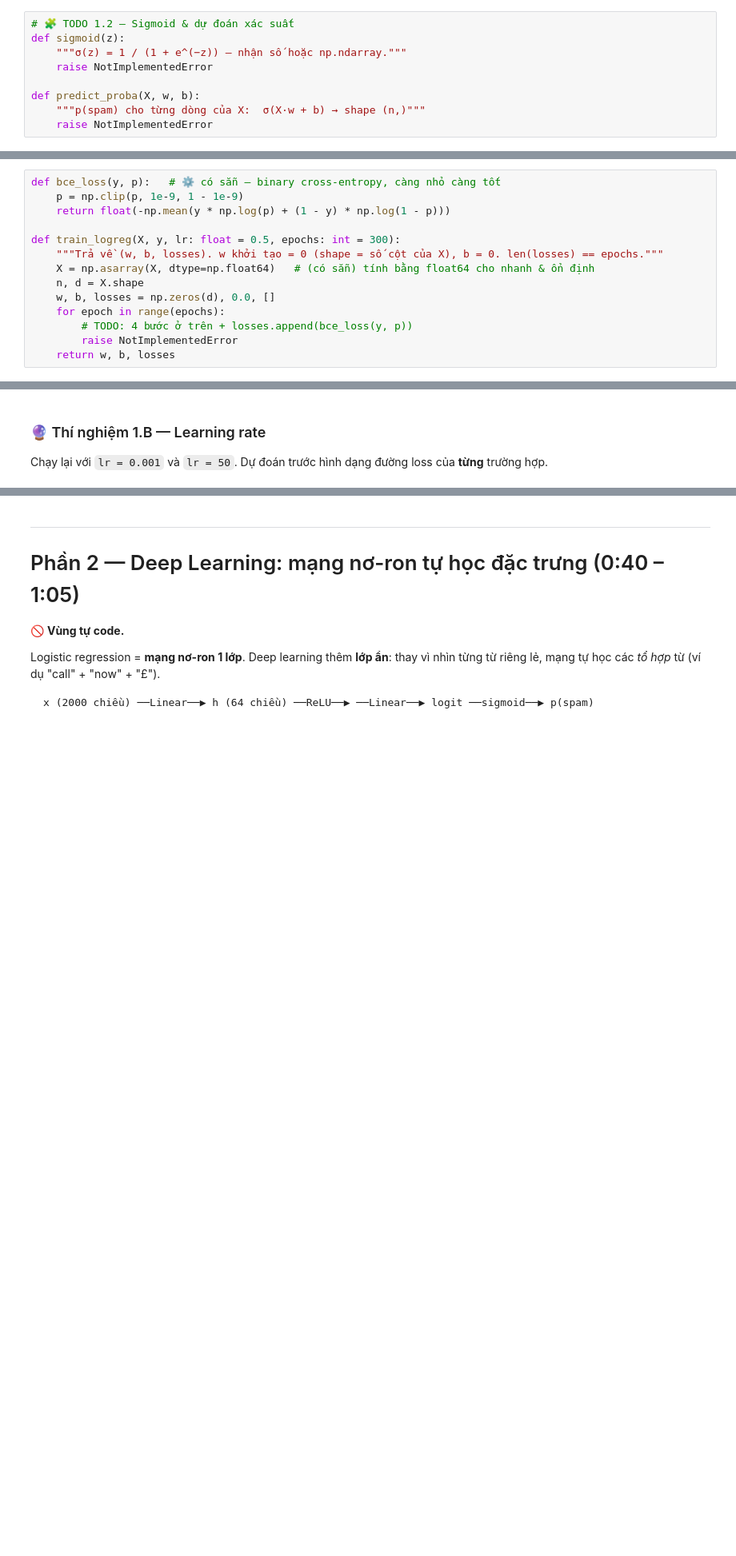
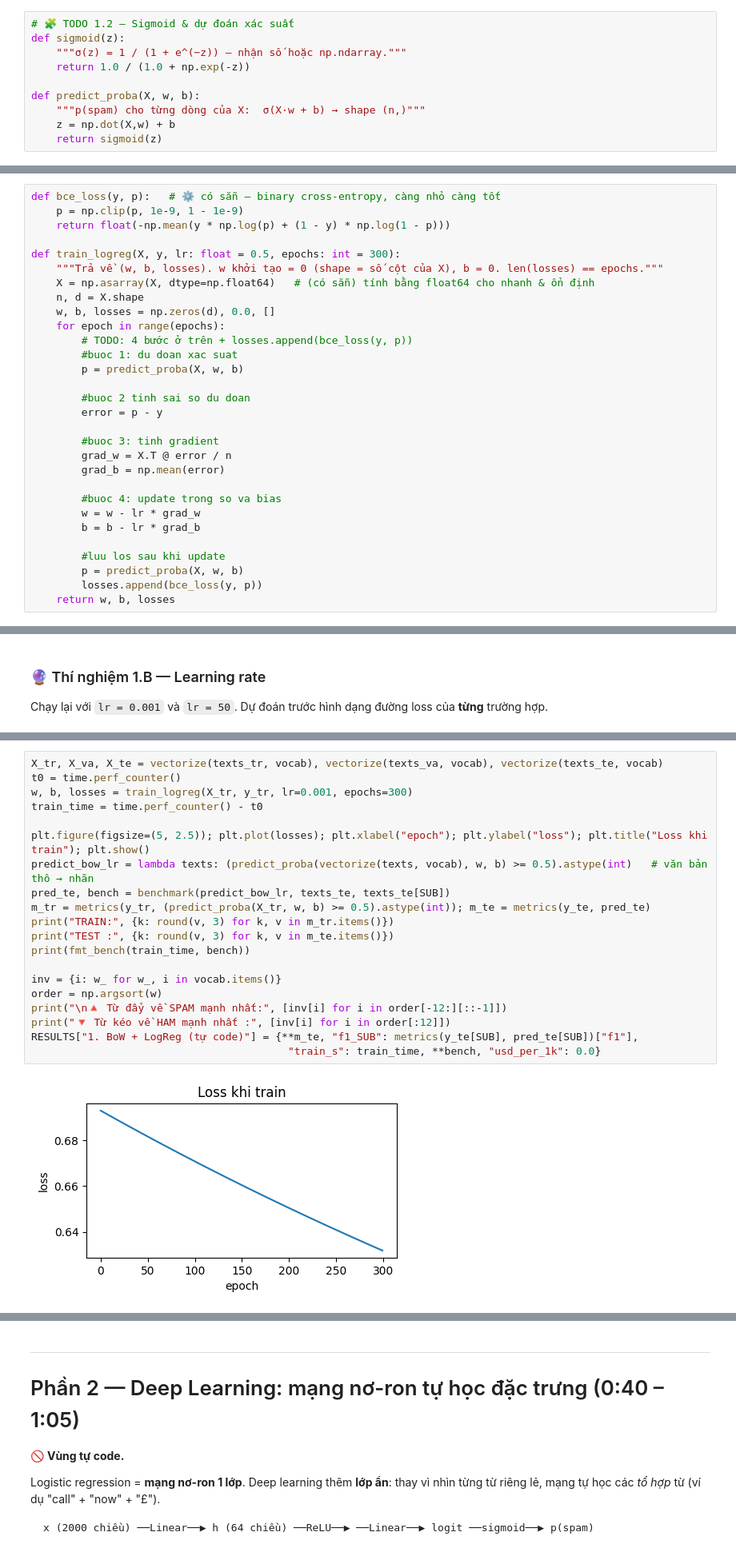
Before and after one commit to GaGionCay/AI_Learning, a Jupyter notebook: src/day01_spam_ml_dl_embedding_llm.ipynb, the cells around one changed output, grey strips where cells are left out. Shown at 80% size. Saved outputs shown, nothing was run; the diff lists cells and outputs as text; blank space fills up the shorter version.

```diff
--- a/src/day01_spam_ml_dl_embedding_llm.ipynb
+++ b/src/day01_spam_ml_dl_embedding_llm.ipynb
@@ -239,11 +256,12 @@ _run_check("1.1 vectorize", _t)
 # 🧩 TODO 1.2 — Sigmoid & dự đoán xác suất
 def sigmoid(z):
     """σ(z) = 1 / (1 + e^(−z)) — nhận số hoặc np.ndarray."""
-    raise NotImplementedError
+    return 1.0 / (1.0 + np.exp(-z))
 
 def predict_proba(X, w, b):
     """p(spam) cho từng dòng của X:  σ(X·w + b) → shape (n,)"""
-    raise NotImplementedError
+    z = np.dot(X,w) + b
+    return sigmoid(z)
 # %%
 def _t():
     assert abs(float(sigmoid(0)) - 0.5) < 1e-9, "sigmoid(0) phải bằng 0.5"
@@ -270,7 +290,23 @@ def train_logreg(X, y, lr: float = 0.5, epochs: int = 300):
     w, b, losses = np.zeros(d), 0.0, []
     for epoch in range(epochs):
         # TODO: 4 bước ở trên + losses.append(bce_loss(y, p))
-        raise NotImplementedError
+        #buoc 1: du doan xac suat
+        p = predict_proba(X, w, b)
+
+        #buoc 2 tinh sai so du doan
+        error = p - y
+
+        #buoc 3: tinh gradient
+        grad_w = X.T @ error / n
+        grad_b = np.mean(error)
+
+        #buoc 4: update trong so va bias
+        w = w - lr * grad_w
+        b = b - lr * grad_b
+
+        #luu los sau khi update
+        p = predict_proba(X, w, b)
+        losses.append(bce_loss(y, p))
     return w, b, losses
 # %%
 def _t():
@@ -343,0 +440,22 @@ predict("ml_lr", "...")   # ✏️ lr=0.001 thì ..., lr=50 thì ...
+# %%
+X_tr, X_va, X_te = vectorize(texts_tr, vocab), vectorize(texts_va, vocab), vectorize(texts_te, vocab)
+t0 = time.perf_counter()
+w, b, losses = train_logreg(X_tr, y_tr, lr=0.001, epochs=300)
+train_time = time.perf_counter() - t0
+
+plt.figure(figsize=(5, 2.5)); plt.plot(losses); plt.xlabel("epoch"); plt.ylabel("loss"); plt.title("Loss khi train"); plt.show()
+predict_bow_lr = lambda texts: (predict_proba(vectorize(texts, vocab), w, b) >= 0.5).astype(int)   # văn bản thô → nhãn
+pred_te, bench = benchmark(predict_bow_lr, texts_te, texts_te[SUB])
+m_tr = metrics(y_tr, (predict_proba(X_tr, w, b) >= 0.5).astype(int)); m_te = metrics(y_te, pred_te)
+print("TRAIN:", {k: round(v, 3) for k, v in m_tr.items()})
+print("TEST :", {k: round(v, 3) for k, v in m_te.items()})
+print(fmt_bench(train_time, bench))
+
+inv = {i: w_ for w_, i in vocab.items()}
+order = np.argsort(w)
+print("\n🔺 Từ đẩy về SPAM mạnh nhất:", [inv[i] for i in order[-12:][::-1]])
+print("🔻 Từ kéo về HAM mạnh nhất :", [inv[i] for i in order[:12]])
+RESULTS["1. BoW + LogReg (tự code)"] = {**m_te, "f1_SUB": metrics(y_te[SUB], pred_te[SUB])["f1"],
+                                         "train_s": train_time, **bench, "usd_per_1k": 0.0}
+# %% [output]
+[figure, added]
```
Also changed, not shown: parts of 26 cells of this notebook.
